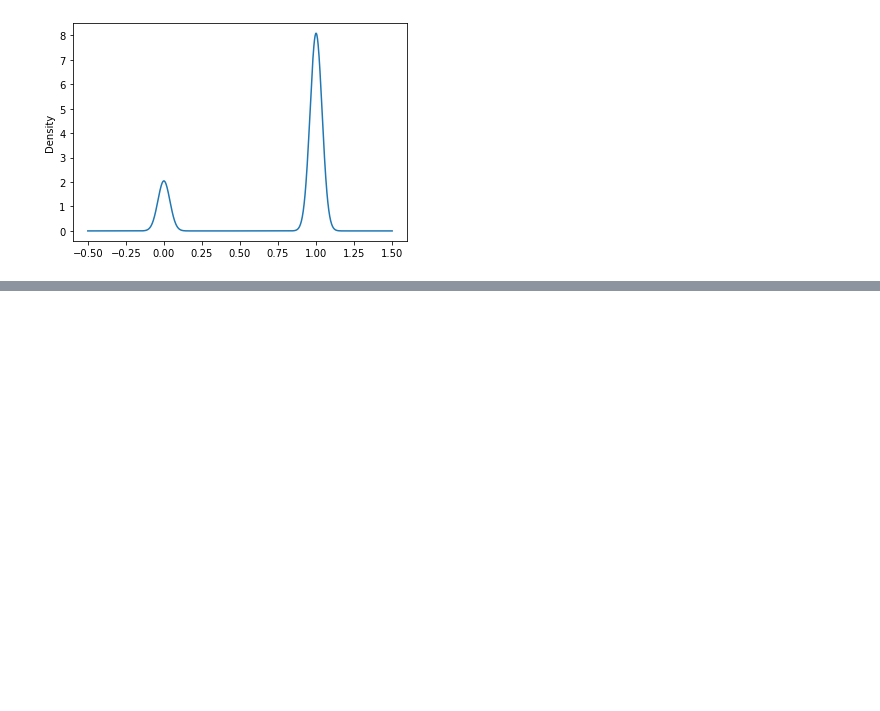
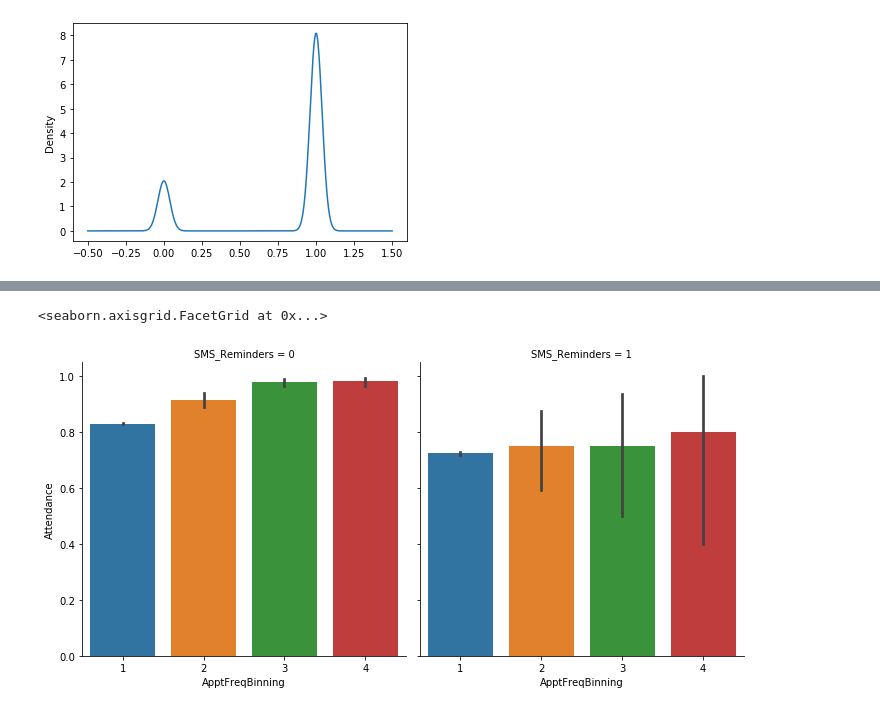
Before and after one commit to JordanPhilipMeyer/PatientNoShow, a Jupyter notebook: PredictNoShow.ipynb, the cells around one changed output, grey strips where cells are left out. Saved outputs shown, nothing was run; the diff lists cells and outputs as text; code cells hidden in the pictures; blank space fills up the shorter version.

```diff
--- a/PredictNoShow.ipynb
+++ b/PredictNoShow.ipynb
@@ -676,0 +680,9 @@ sns.factorplot(x='ApptFreq', y='Attendance', col='SMS_Reminders', kind = 'bar',
+# %%
+ApptFreqBin = pd.cut(df_with_dummy.ApptFreq, 4)
+labels =[1,2,3,4]
+df_with_dummy['ApptFreqBinning'] = pd.cut(df_with_dummy.ApptFreq, 4, labels = labels)
+# %%
+sns.factorplot(x='ApptFreqBinning', y='Attendance', col='SMS_Reminders', kind = 'bar', data=df_with_dummy)
+# %% [output]
+<seaborn.axisgrid.FacetGrid at 0x...>
+[figure, added]
```
Also changed, not shown: parts of 13 cells of this notebook.
